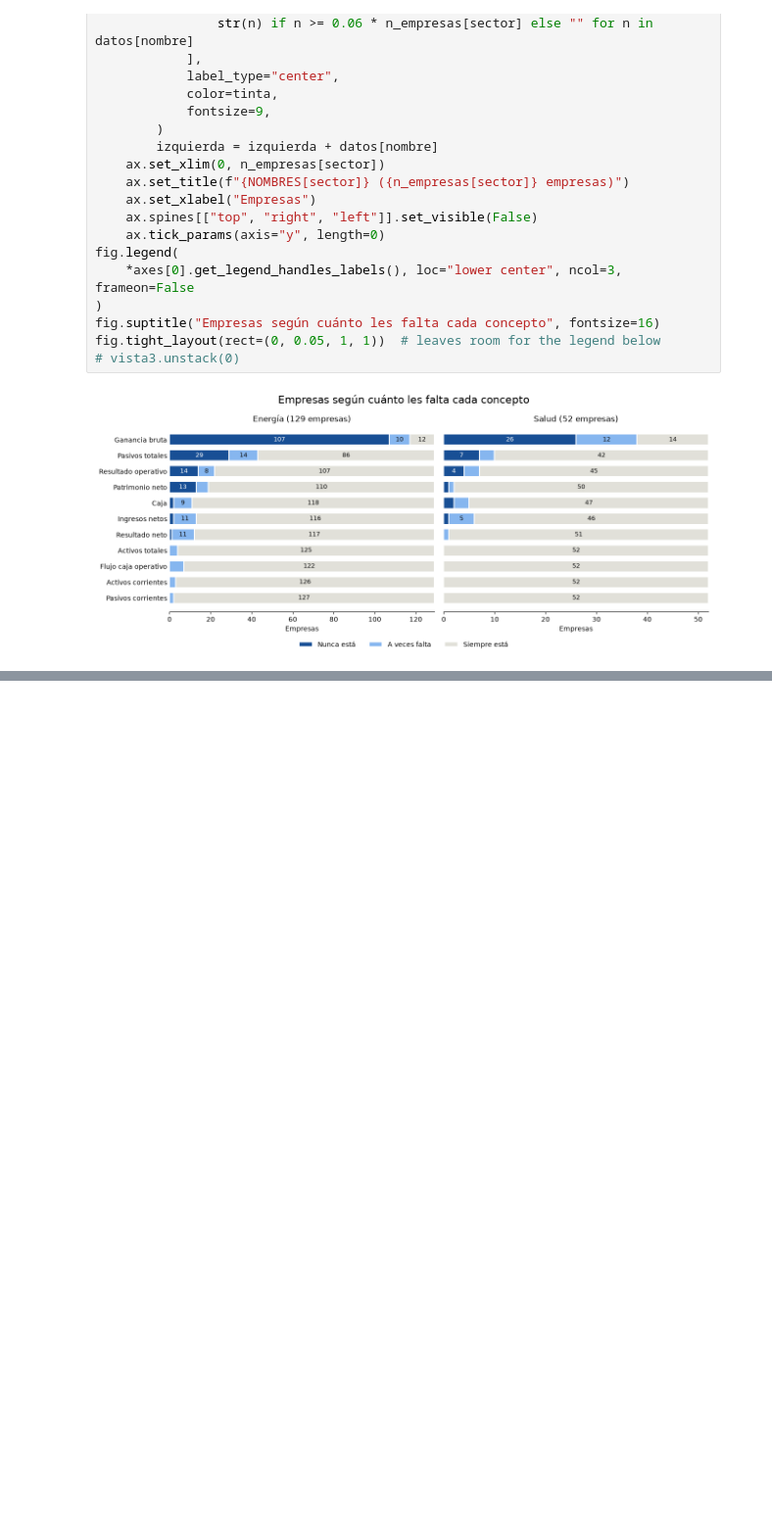
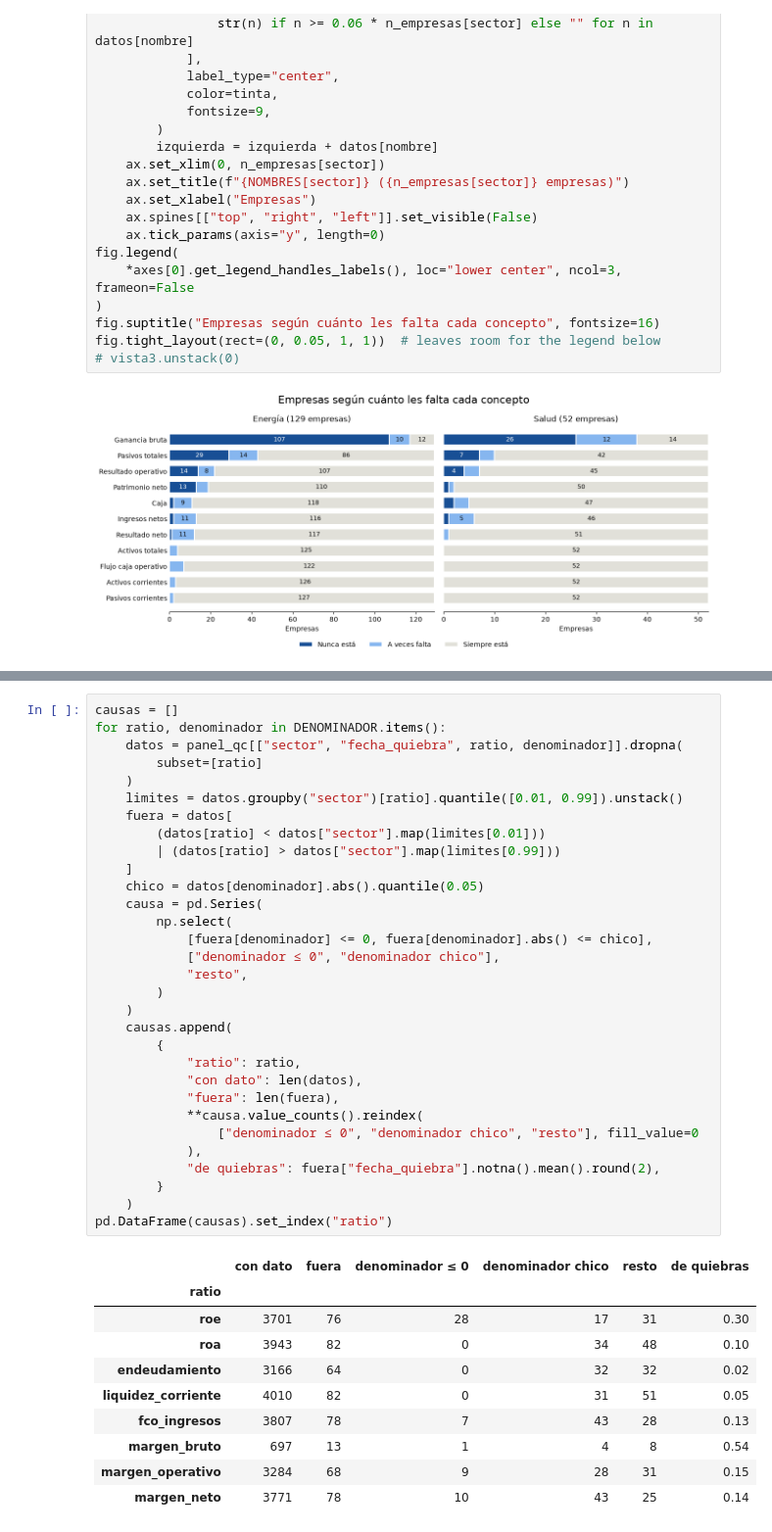
Before and after one commit to EbnerLautaro/MAI-Diplodatos, a Jupyter notebook: src/05_eda_panel.ipynb, the cells around one changed output, grey strips where cells are left out. Shown at 98% size. Drawn from its saved outputs; the diff is of its cells as text; blank space fills up the shorter version.

```diff
--- a/src/05_eda_panel.ipynb
+++ b/src/05_eda_panel.ipynb
@@ -397,0 +507,42 @@ fig.tight_layout(rect=(0, 0.05, 1, 1))  # leaves room for the legend below
+# %%
+causas = []
+for ratio, denominador in DENOMINADOR.items():
+    datos = panel_qc[["sector", "fecha_quiebra", ratio, denominador]].dropna(
+        subset=[ratio]
+    )
+    limites = datos.groupby("sector")[ratio].quantile([0.01, 0.99]).unstack()
+    fuera = datos[
+        (datos[ratio] < datos["sector"].map(limites[0.01]))
+        | (datos[ratio] > datos["sector"].map(limites[0.99]))
+    ]
+    chico = datos[denominador].abs().quantile(0.05)
+    causa = pd.Series(
+        np.select(
+            [fuera[denominador] <= 0, fuera[denominador].abs() <= chico],
+            ["denominador ≤ 0", "denominador chico"],
+            "resto",
+        )
+    )
+    causas.append(
+        {
+            "ratio": ratio,
+            "con dato": len(datos),
+            "fuera": len(fuera),
+            **causa.value_counts().reindex(
+                ["denominador ≤ 0", "denominador chico", "resto"], fill_value=0
+            ),
+            "de quiebras": fuera["fecha_quiebra"].notna().mean().round(2),
+        }
+    )
+pd.DataFrame(causas).set_index("ratio")
+# %% [output]
+|  | con dato | fuera | denominador ≤ 0 | denominador chico | resto | de quiebras |
+| ratio |  |  |  |  |  |  |
+| roe | 3701 | 76 | 28 | 17 | 31 | 0.30 |
+| roa | 3943 | 82 | 0 | 34 | 48 | 0.10 |
+| endeudamiento | 3166 | 64 | 0 | 32 | 32 | 0.02 |
+| liquidez_corriente | 4010 | 82 | 0 | 31 | 51 | 0.05 |
+| fco_ingresos | 3807 | 78 | 7 | 43 | 28 | 0.13 |
+| margen_bruto | 697 | 13 | 1 | 4 | 8 | 0.54 |
+| margen_operativo | 3284 | 68 | 9 | 28 | 31 | 0.15 |
+| margen_neto | 3771 | 78 | 10 | 43 | 25 | 0.14 |
```
Also changed, not shown: parts of 10 cells of this notebook, 5 other files.
